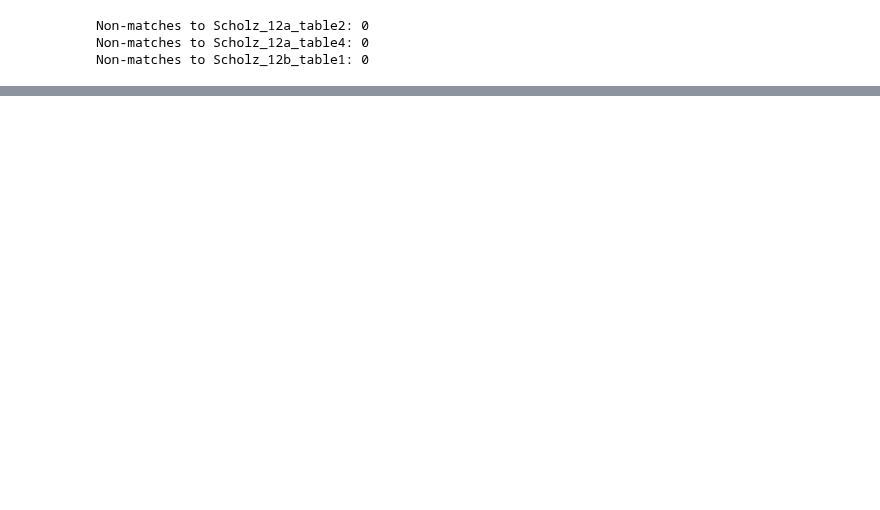
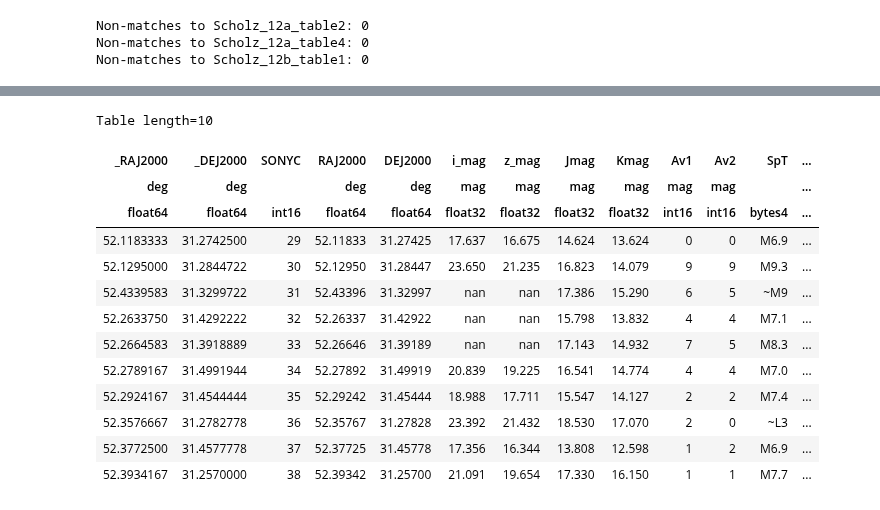
Before and after one commit to tomr-stargazer/Variability_Project_2020, a Jupyter notebook: wuvars/analysis/prototypes/Demoing match.py.ipynb, the cells around one changed output, grey strips where cells are left out. Saved outputs shown, nothing was run; the diff lists cells and outputs as text; code cells hidden in the pictures; blank space fills up the shorter version.

```diff
--- a/wuvars/analysis/prototypes/Demoing match.py.ipynb
+++ b/wuvars/analysis/prototypes/Demoing match.py.ipynb
@@ -71,0 +329,17 @@ Non-matches to Scholz_12b_table1: 0
+# %%
+perseus_tablematch.aux_tables["Scholz_12a_table2"]
+# %% [output]
+Table length=10
+| _RAJ2000 | _DEJ2000 | SONYC | RAJ2000 | DEJ2000 | i_mag | z_mag | Jmag | Kmag | Av1 | Av2 | SpT | ... |
+| deg | deg |  | deg | deg | mag | mag | mag | mag | mag | mag |  | ... |
+| float64 | float64 | int16 | float64 | float64 | float32 | float32 | float32 | float32 | int16 | int16 | bytes4 | ... |
+| 52.1183333 | 31.2742500 | 29 | 52.11833 | 31.27425 | 17.637 | 16.675 | 14.624 | 13.624 | 0 | 0 | M6.9 | ... |
+| 52.1295000 | 31.2844722 | 30 | 52.12950 | 31.28447 | 23.650 | 21.235 | 16.823 | 14.079 | 9 | 9 | M9.3 | ... |
+| 52.4339583 | 31.3299722 | 31 | 52.43396 | 31.32997 | nan | nan | 17.386 | 15.290 | 6 | 5 | ~M9 | ... |
+| 52.2633750 | 31.4292222 | 32 | 52.26337 | 31.42922 | nan | nan | 15.798 | 13.832 | 4 | 4 | M7.1 | ... |
+| 52.2664583 | 31.3918889 | 33 | 52.26646 | 31.39189 | nan | nan | 17.143 | 14.932 | 7 | 5 | M8.3 | ... |
+| 52.2789167 | 31.4991944 | 34 | 52.27892 | 31.49919 | 20.839 | 19.225 | 16.541 | 14.774 | 4 | 4 | M7.0 | ... |
+| 52.2924167 | 31.4544444 | 35 | 52.29242 | 31.45444 | 18.988 | 17.711 | 15.547 | 14.127 | 2 | 2 | M7.4 | ... |
+| 52.3576667 | 31.2782778 | 36 | 52.35767 | 31.27828 | 23.392 | 21.432 | 18.530 | 17.070 | 2 | 0 | ~L3 | ... |
+| 52.3772500 | 31.4577778 | 37 | 52.37725 | 31.45778 | 17.356 | 16.344 | 13.808 | 12.598 | 1 | 2 | M6.9 | ... |
+| 52.3934167 | 31.2570000 | 38 | 52.39342 | 31.25700 | 21.091 | 19.654 | 17.330 | 16.150 | 1 | 1 | M7.7 | ... |
```
Also changed, not shown: parts of 14 cells of this notebook.
